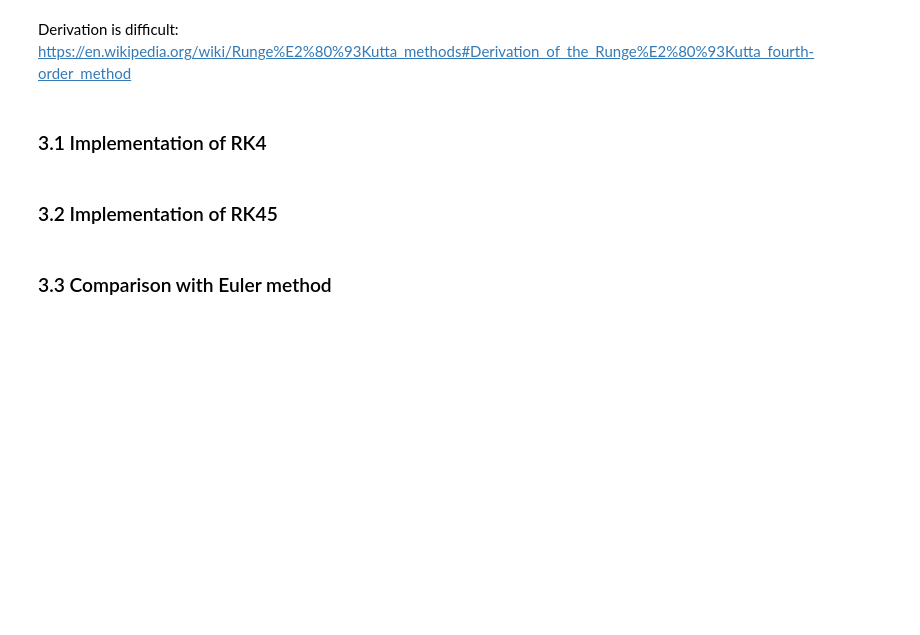
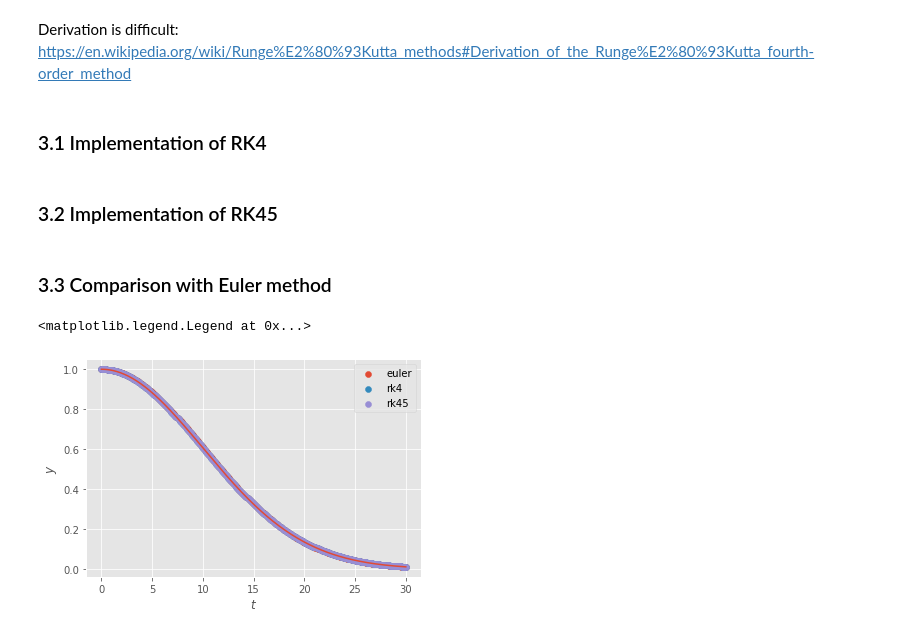
Before and after one commit to sandyherho/physComp, a Jupyter notebook: 05_diffEq/01.ipynb, the cells around one changed output. Drawn from its saved outputs; the diff is of its cells as text; code cells hidden in the pictures; blank space fills up the shorter version.

```diff
--- a/05_diffEq/01.ipynb
+++ b/05_diffEq/01.ipynb
@@ -620,2 +673,32 @@ Derivation is difficult: https://en.wikipedia.org/wiki/Runge%E2%80%93Kutta_metho
 # %% [markdown]
 ### 3.3 Comparison with Euler method
+# %%
+a = 0.01
+# define func
+def f_ODE(t,y):
+    return -a*y*t
+
+# call euler method
+t0 = 0
+y0 = 1
+nmax = 300
+h = 0.1
+
+solution_euler = eulerODE(f_ODE, t0, y0, nmax, h)
+solution_rk4 = rk4(f_ODE, t0, y0, nmax, h)
+solution_rk45 = rk45(f_ODE, t0, y0, nmax, h)
+
+test_t = np.linspace(0, nmax*h, nmax+1)
+test_y = y0*np.exp(-test_t**2 * a/2)
+
+plt.plot(test_t, test_y)
+plt.scatter(solution_euler[0], solution_euler[1], label='euler')
+plt.scatter(solution_rk4[0], solution_rk4[1], label='rk4')
+plt.scatter(solution_rk45[0], solution_rk45[1], label='rk45')
+
+plt.xlabel('$t$')
+plt.ylabel('$y$')
+plt.legend()
+# %% [output]
+<matplotlib.legend.Legend at 0x...>
+[figure, added]
```
Also changed, not shown: parts of 14 cells of this notebook.
